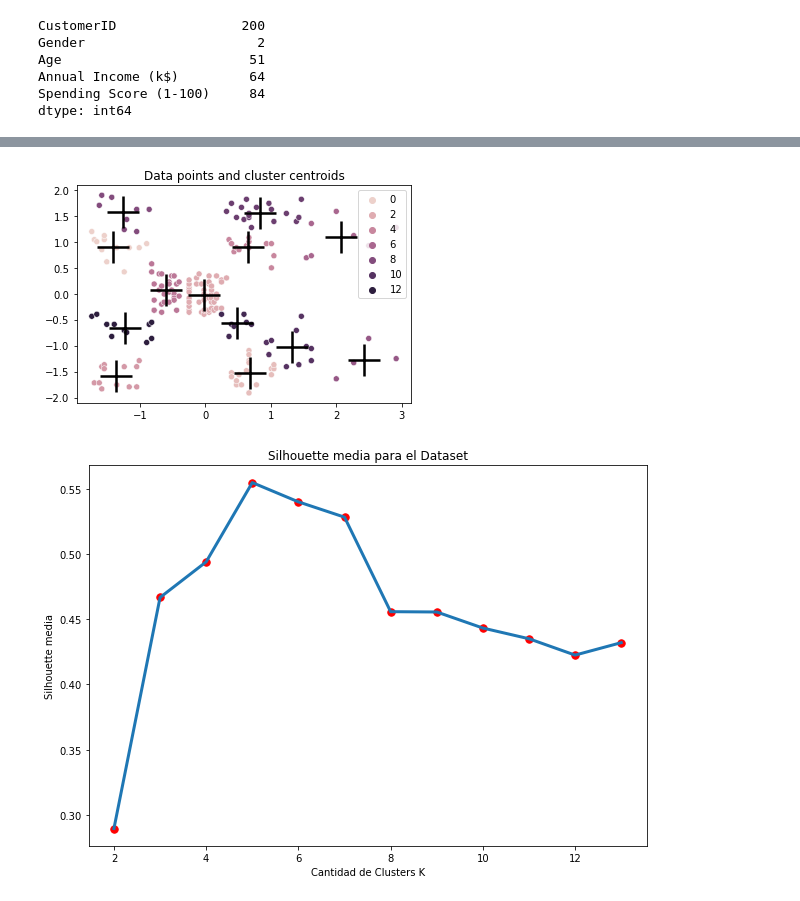
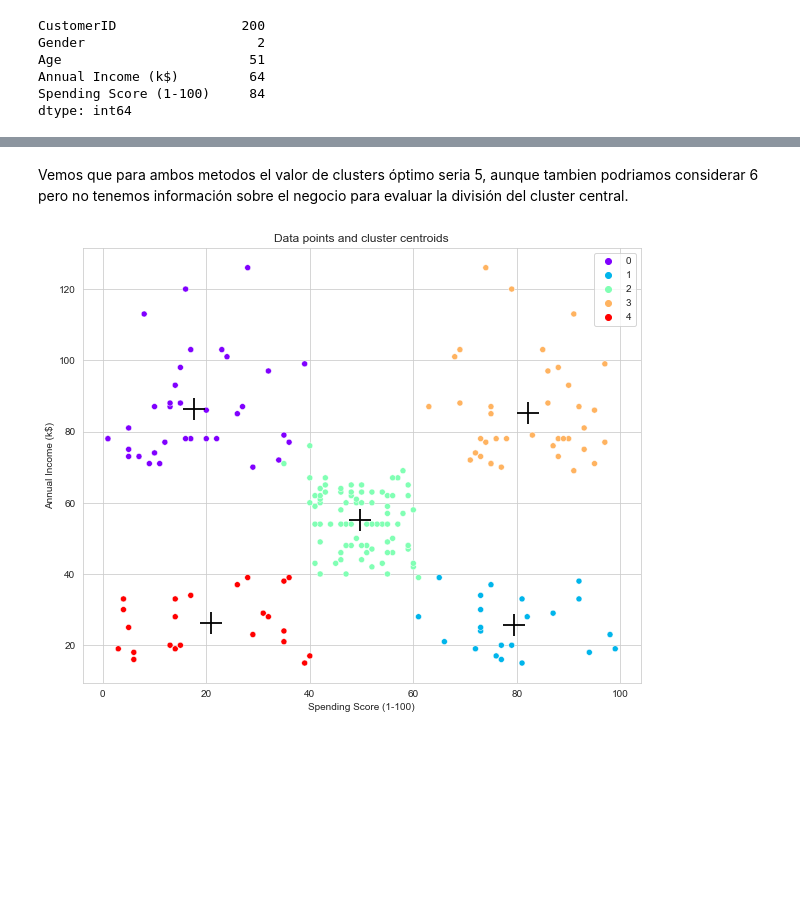
Before and after one commit to isipavelek/Diplo, a Jupyter notebook: Modulo 3/Modulo 3.ipynb, the cells around one changed output, grey strips where cells are left out. Cells and saved outputs as stored; diff of their text form; code cells hidden in the pictures; blank space fills up the shorter version.

```diff
--- a/Modulo 3/Modulo 3.ipynb
+++ b/Modulo 3/Modulo 3.ipynb
@@ -74,0 +182,9 @@ x = scaler.fit_transform(df_transformed)
+# %%
+
+
+#scaler = StandardScaler()
+#columns = ['Age', 'Annual Income (k$)','Spending Score (1-100)']
+#for col in columns:
+#    df[col] = scaler.fit_transform(df[[col]])
+
+X1 = df[['Spending Score (1-100)', 'Annual Income (k$)']]
@@ -98,40 +299,19 @@ plt.show()
+# %% [markdown]
+Vemos que para ambos metodos el valor de clusters óptimo seria 5, aunque tambien podriamos considerar 6 pero no tenemos información sobre el negocio para evaluar la división del cluster central.
 # %%
-kmeans = KMeans(n_clusters = 6, init = 'k-means++', max_iter = 300, n_init = 10, random_state = 0)
+kmeans = KMeans(n_clusters = 5, random_state = 0)
 
-km = km.fit(x)
+km = kmeans.fit(X1)
 # Obtengo la posición de los centros y las etiquetas
 etiquetas_ = km.labels_
 centros_ = km.cluster_centers_
 # Plotting the cluster centers and the data points on a 2D plane
-sns.scatterplot(x[:, 0], x[:, -1], hue = etiquetas_)
-sns.scatterplot(centros_[:, 0], centros_[:, 1],color='black', marker="+", s=1000)
+plt.figure(figsize=(10,8))
+sns.scatterplot(x=X1['Spending Score (1-100)'],y=X1['Annual Income (k$)'], hue = etiquetas_,palette="rainbow")
+
+
+sns.scatterplot(x=centros_[:, 0],y= centros_[:, 1],color='black', marker="+", s=500)
 plt.title('Data points and cluster centroids')
 plt.show()
 # %% [output]
-[figure, old version]
+[figure, new version]
-# %%
-# Preparamos una lista donde vamos a ir agregando los valores medios de silhouette
-lista_sil = []
-# Fiteammos un modelo para cada numero de cluster que queremos testear
-for k in range(2,14):
-    # Definimos y entrenamos el modelo
-    km = KMeans(n_clusters=k)
-    km = km.fit(x)
-
-    # Tomamos las etiquetas
-    etiquetas = km.labels_
-
-    # Calculamos el silhouette
-    valor_medio_sil = silhouette_score(x, etiquetas)
-    lista_sil.append(valor_medio_sil)
-
-plt.figure(figsize = (10,7))
-plt.plot(K, lista_sil, lw=3)
-plt.scatter(K, lista_sil,s=55,c='r')
-plt.xlabel('Cantidad de Clusters K')
-plt.ylabel('Silhouette media')
-plt.title('Silhouette media para el Dataset')
-
-plt.show()
-# %% [output]
-[figure, removed]
```
Also changed, not shown: parts of 56 cells of this notebook, 1 other file.
